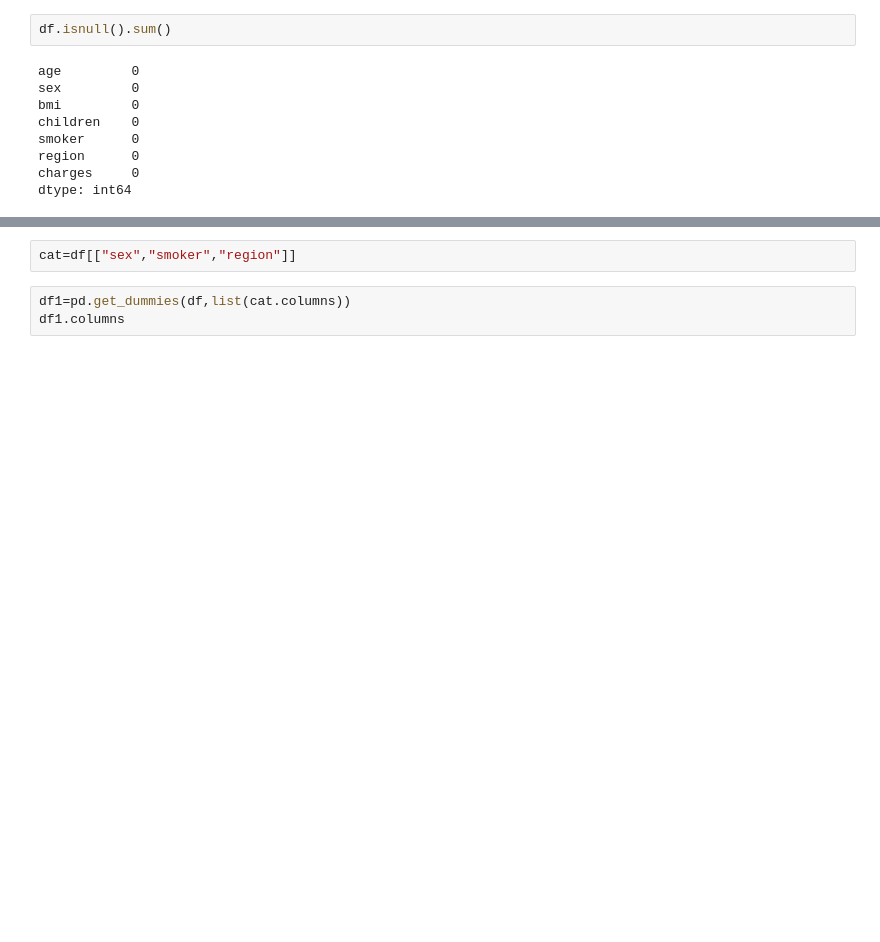
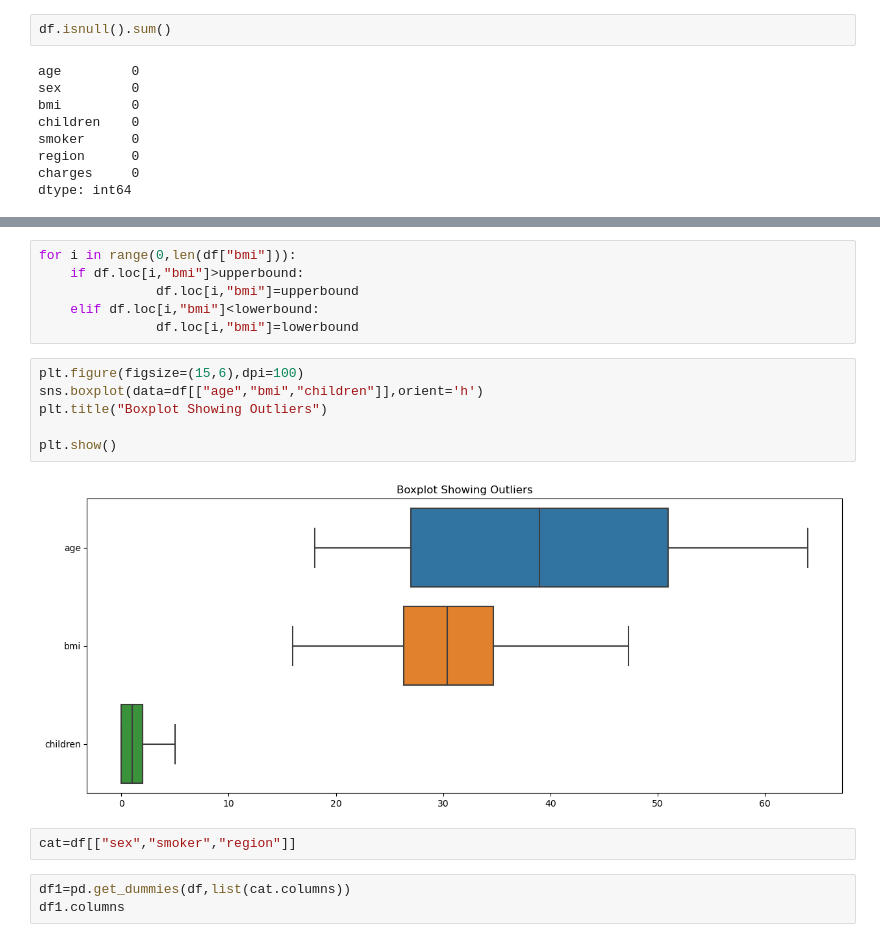
Before and after one commit to CMA-PRATIM/HEALTHCARE, a Jupyter notebook: Medical_cost.ipynb, the cells around one changed output, grey strips where cells are left out. Saved outputs shown, nothing was run; the diff lists cells and outputs as text; blank space fills up the shorter version.

```diff
--- a/Medical_cost.ipynb
+++ b/Medical_cost.ipynb
@@ -27,3 +43,17 @@ dtype: int64
+# %%
+for i in range(0,len(df["bmi"])):
+    if df.loc[i,"bmi"]>upperbound:
+               df.loc[i,"bmi"]=upperbound
+    elif df.loc[i,"bmi"]<lowerbound:
+               df.loc[i,"bmi"]=lowerbound
+# %%
+plt.figure(figsize=(15,6),dpi=100)
+sns.boxplot(data=df[["age","bmi","children"]],orient='h')
+plt.title("Boxplot Showing Outliers")
+
+plt.show()
+# %% [output]
+[figure, added]
 # %%
 cat=df[["sex","smoker","region"]]
 # %%
```
Also changed, not shown: parts of 10 cells of this notebook.
